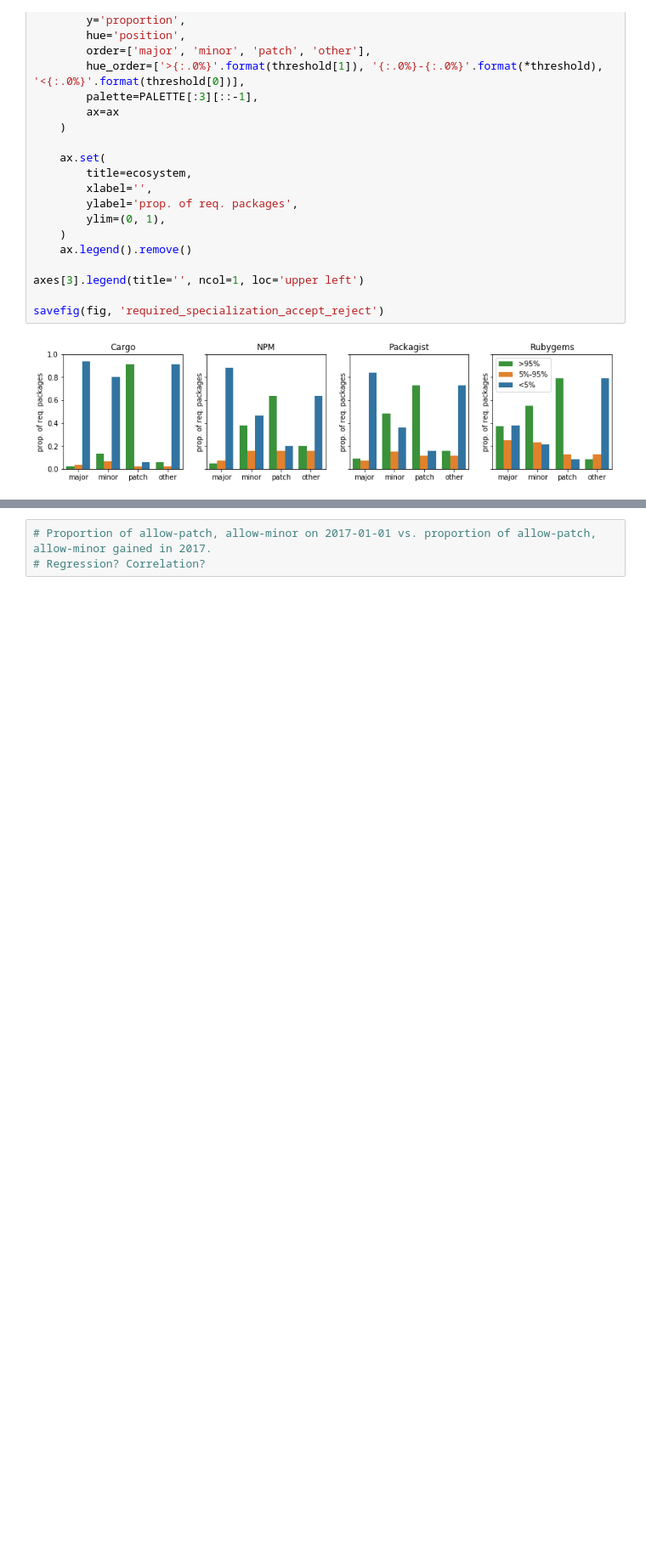
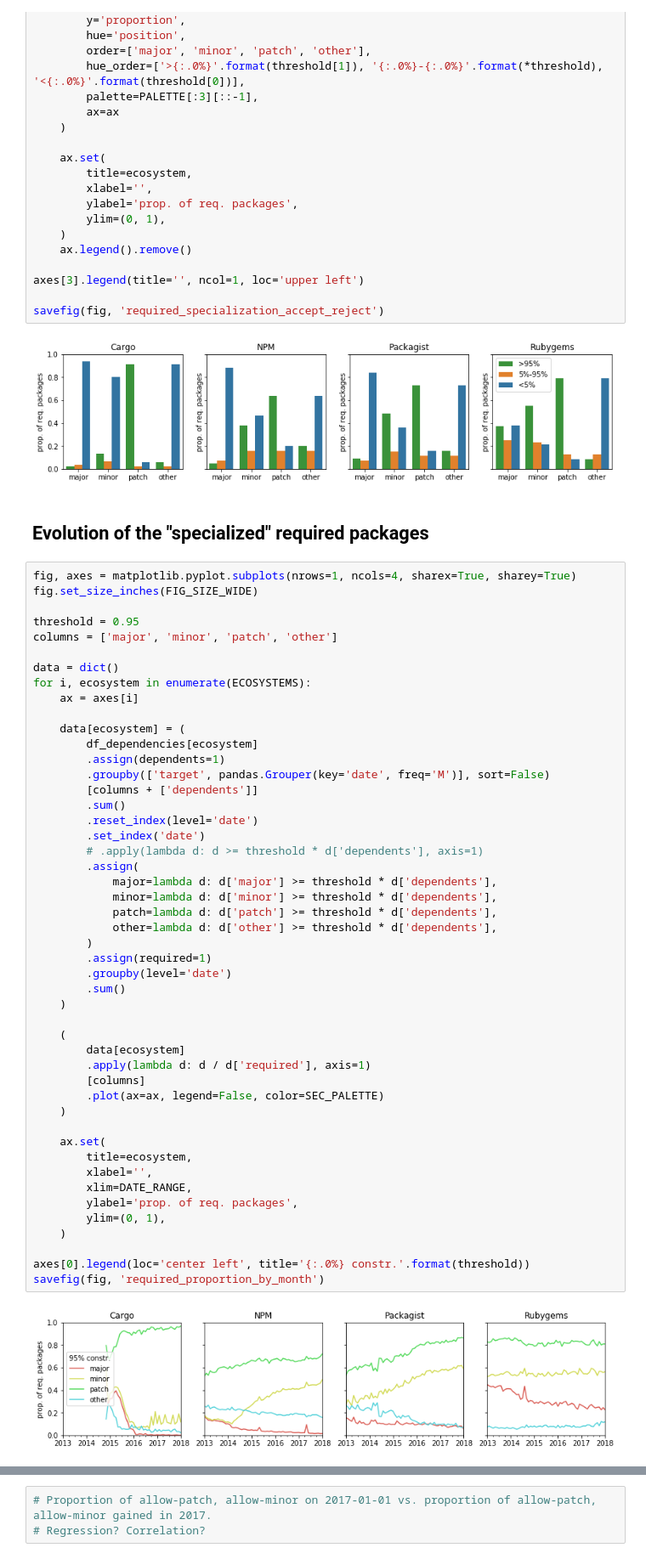
Before and after one commit to AlexandreDecan/secos-constraints, a Jupyter notebook: notebooks/Constraint analysis.ipynb, the cells around one changed output, grey strips where cells are left out. Shown at 85% size. Saved outputs shown, nothing was run; the diff lists cells and outputs as text; blank space fills up the shorter version.

```diff
--- a/notebooks/Constraint analysis.ipynb
+++ b/notebooks/Constraint analysis.ipynb
@@ -1045,4 +996,56 @@ axes[3].legend(title='', ncol=1, loc='upper left')
 savefig(fig, 'required_specialization_accept_reject')
 # %% [output]
 [figure]
+# %% [markdown]
+## Evolution of the "specialized" required packages
+# %%
+fig, axes = matplotlib.pyplot.subplots(nrows=1, ncols=4, sharex=True, sharey=True)
+fig.set_size_inches(FIG_SIZE_WIDE)
+
+threshold = 0.95
+columns = ['major', 'minor', 'patch', 'other']
+
+data = dict()
+for i, ecosystem in enumerate(ECOSYSTEMS):
+    ax = axes[i]
+
+    data[ecosystem] = (
+        df_dependencies[ecosystem]
+        .assign(dependents=1)
+        .groupby(['target', pandas.Grouper(key='date', freq='M')], sort=False)
+        [columns + ['dependents']]
+        .sum()
+        .reset_index(level='date')
+        .set_index('date')
+        # .apply(lambda d: d >= threshold * d['dependents'], axis=1)
+        .assign(
+            major=lambda d: d['major'] >= threshold * d['dependents'],
+            minor=lambda d: d['minor'] >= threshold * d['dependents'],
+            patch=lambda d: d['patch'] >= threshold * d['dependents'],
+            other=lambda d: d['other'] >= threshold * d['dependents'],
+        )
+        .assign(required=1)
+        .groupby(level='date')
+        .sum()
+    )
+
+    (
+        data[ecosystem]
+        .apply(lambda d: d / d['required'], axis=1)
+        [columns]
+        .plot(ax=ax, legend=False, color=SEC_PALETTE)
+    )
+
+    ax.set(
+        title=ecosystem,
+        xlabel='',
+        xlim=DATE_RANGE,
+        ylabel='prop. of req. packages',
+        ylim=(0, 1),
+    )
+
+axes[0].legend(loc='center left', title='{:.0%} constr.'.format(threshold))
+savefig(fig, 'required_proportion_by_month')
+# %% [output]
+[figure, added]
 # %% [markdown]
```
Also changed, not shown: parts of 14 cells of this notebook, 1 other file.
